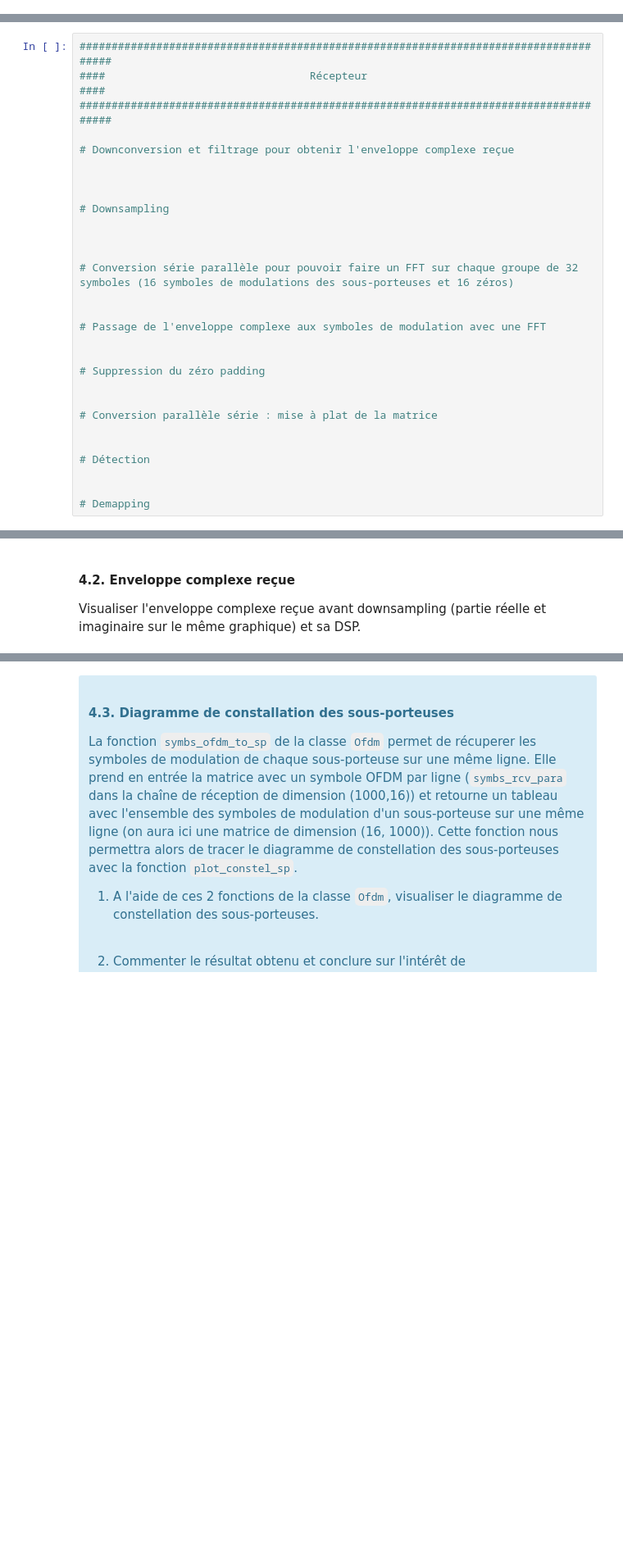
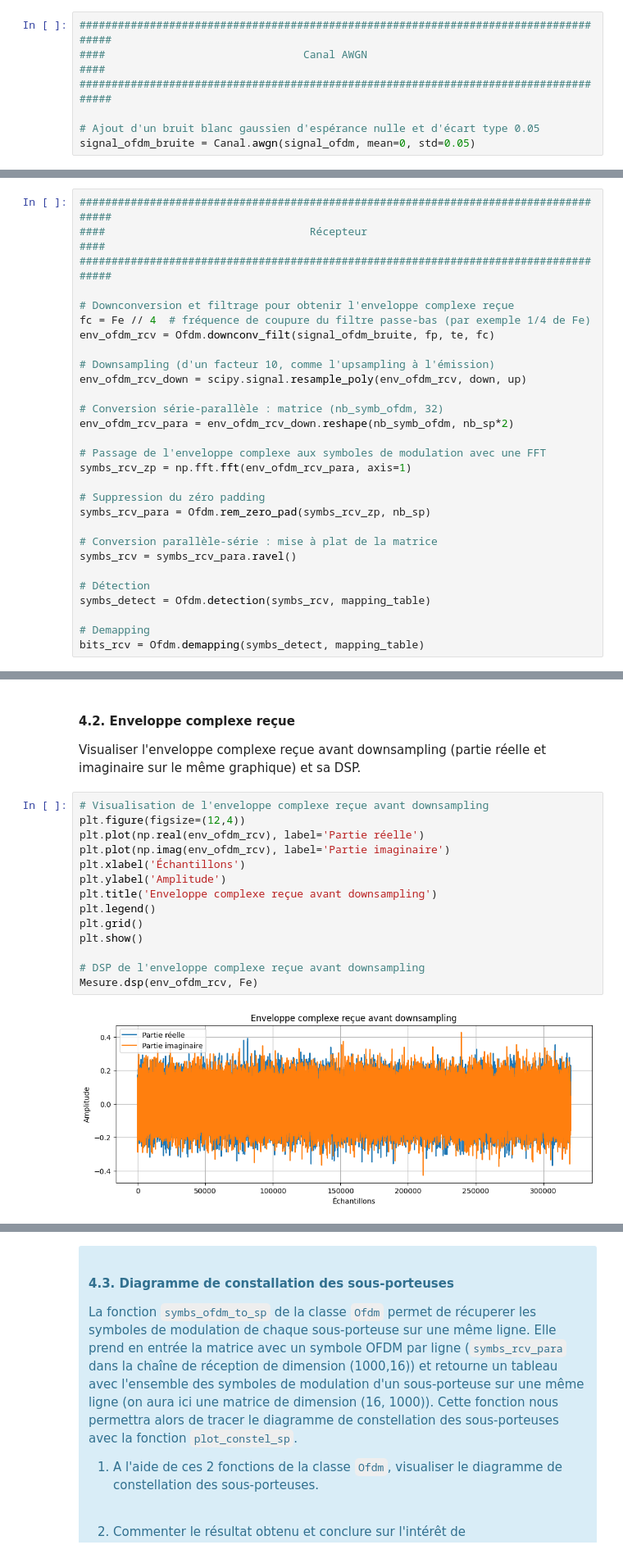
Before and after one commit to NergYR/RT4R02, a Jupyter notebook: TP3/TP 3 OFDM IFFT sujet.ipynb, the cells around one changed output, grey strips where cells are left out. Shown at 82% size. Cells and saved outputs as stored; diff of their text form; blank space fills up the shorter version.

```diff
--- a/TP3/TP 3 OFDM IFFT sujet.ipynb
+++ b/TP3/TP 3 OFDM IFFT sujet.ipynb
@@ -197,3 +293,10 @@ Pour simuler un canal AWGN, rajouter un bruit blanc gaussien d'espérance nulle
+# %%
+#####################################################################################
+####                               Canal AWGN                                    ####
+#####################################################################################
+
+# Ajout d'un bruit blanc gaussien d'espérance nulle et d'écart type 0.05
+signal_ofdm_bruite = Canal.awgn(signal_ofdm, mean=0, std=0.05)
 # %% [markdown]
 <div class="alert alert-block alert-info bilan">
 
@@ -241,29 +344,29 @@ Compléter la cellule de code commentée ci-dessous pour réaliser le récepteur
 #####################################################################################
 
 # Downconversion et filtrage pour obtenir l'enveloppe complexe reçue
+fc = Fe // 4  # fréquence de coupure du filtre passe-bas (par exemple 1/4 de Fe)
+env_ofdm_rcv = Ofdm.downconv_filt(signal_ofdm_bruite, fp, te, fc)
 
+# Downsampling (d'un facteur 10, comme l'upsampling à l'émission)
+env_ofdm_rcv_down = scipy.signal.resample_poly(env_ofdm_rcv, down, up)
 
-
-# Downsampling
-
-
-
-# Conversion série parallèle pour pouvoir faire un FFT sur chaque groupe de 32 symboles (16 symboles de modulations des sous-porteuses et 16 zéros)
-
+# Conversion série-parallèle : matrice (nb_symb_ofdm, 32)
+env_ofdm_rcv_para = env_ofdm_rcv_down.reshape(nb_symb_ofdm, nb_sp*2)
 
 # Passage de l'enveloppe complexe aux symboles de modulation avec une FFT
-
+symbs_rcv_zp = np.fft.fft(env_ofdm_rcv_para, axis=1)
 
 # Suppression du zéro padding
+symbs_rcv_para = Ofdm.rem_zero_pad(symbs_rcv_zp, nb_sp)
 
-
-# Conversion parallèle série : mise à plat de la matrice
-
+# Conversion parallèle-série : mise à plat de la matrice
+symbs_rcv = symbs_rcv_para.ravel()
 
 # Détection
-
+symbs_detect = Ofdm.detection(symbs_rcv, mapping_table)
 
 # Demapping
+bits_rcv = Ofdm.demapping(symbs_detect, mapping_table)
 # %% [markdown]
 <div class="alert alert-block alert-info bilan">
 
@@ -276,3 +397,19 @@ Vérifier que les 32 premiers bits émis et reçus sont les mêmes.
 #### 4.2. Enveloppe complexe reçue
 
 Visualiser l'enveloppe complexe reçue avant downsampling (partie réelle et imaginaire sur le même graphique) et sa DSP.
+# %%
+# Visualisation de l'enveloppe complexe reçue avant downsampling
+plt.figure(figsize=(12,4))
+plt.plot(np.real(env_ofdm_rcv), label='Partie réelle')
+plt.plot(np.imag(env_ofdm_rcv), label='Partie imaginaire')
+plt.xlabel('Échantillons')
+plt.ylabel('Amplitude')
+plt.title('Enveloppe complexe reçue avant downsampling')
+plt.legend()
+plt.grid()
+plt.show()
+
+# DSP de l'enveloppe complexe reçue avant downsampling
+Mesure.dsp(env_ofdm_rcv, Fe)
+# %% [output]
+[figure, added]
```
Also changed, not shown: parts of 8 cells of this notebook.
